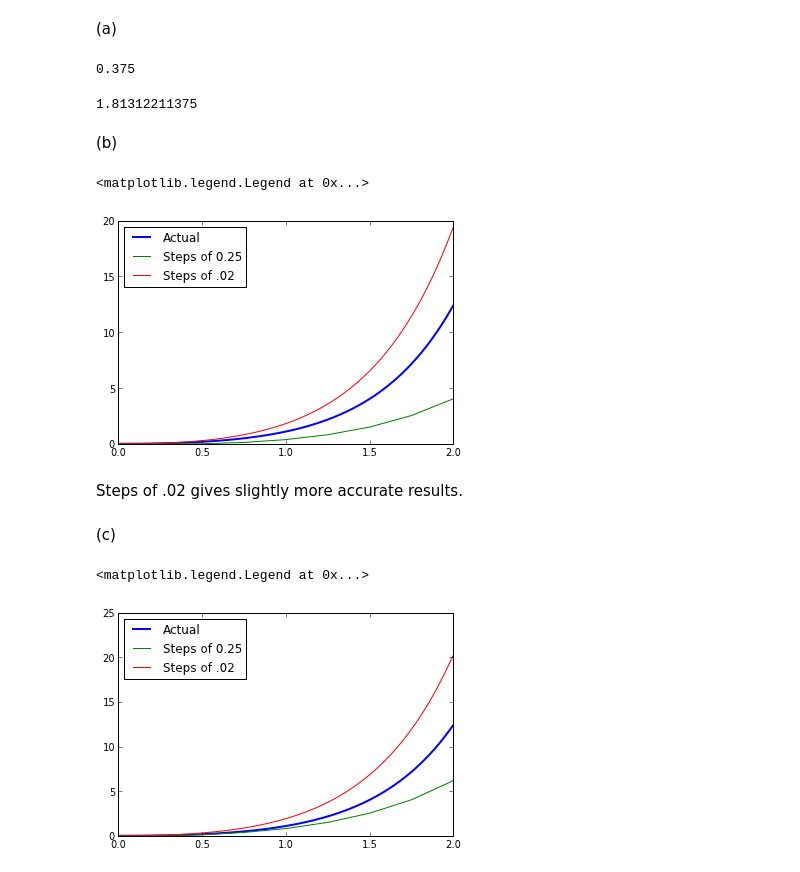
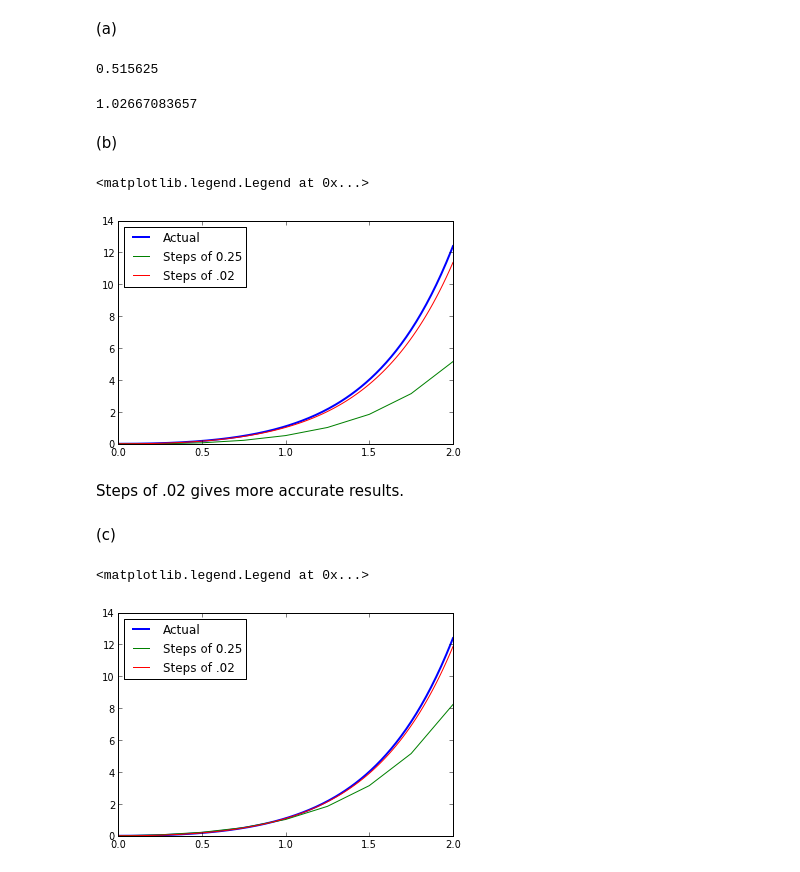
Before and after one commit to jdfreder/MCG, a Jupyter notebook: Week7/ODE-Ex6.ipynb, the cells around one changed output. Saved outputs shown, nothing was run; the diff lists cells and outputs as text; code cells hidden in the pictures.

```diff
--- a/Week7/ODE-Ex6.ipynb
+++ b/Week7/ODE-Ex6.ipynb
@@ -21,47 +21,35 @@ Exercise 1:
 -
 # %% [markdown]
 (a)
-# %%
-x=2
-n=x/.25
-dydx=zeros(n+1,float)
-d2ydx2=zeros(n+1,float)
-#d2ydx2=2+2*dydx
-y=zeros(n+1,float)
-for i in range(int(n)):
-    d2ydx2[i+1]=2+2*dydx[i]
-    dydx[i+1]=dydx[i]+d2ydx2[i]*x/n
-    y[i+1]=y[i]+dydx[i]*x/n
-print y[4]
-# %% [output]
-0.375
-# %%
-x=2
-Pn=x/.02
-Pdydx=zeros(Pn+1,float)
-Pd2ydx2=zeros(Pn+1,float)
-Py=zeros(Pn+1,float)
-for i in range(int(Pn)):
-    Pd2ydx2[i+1]=2+2*Pdydx[i]
-    Pdydx[i+1]=Pdydx[i]+Pd2ydx2[i]*x/Pn
-    Py[i+1]=Py[i]+Pdydx[i]*x/Pn
-print Py[50]
-# %% [output]
-1.81312211375
+# %%
+x1=arange(0,2.25,.25)
+#y[i+1]=y[i]+(x[i]+2*y[i])*x/n
+y=zeros(x1.shape,float)
+for i in range(len(x1)-1):
+    y[i+1]=y[i]+(x1[i]+2*y[i])*(x1[i+1]-x1[i])
+print y[4]
+# %% [output]
+0.515625
+# %%
+Px=arange(0,2.02,.02)
+Py=zeros(Px.shape,float)
+for i in range(len(Px)-1):
+    Py[i+1]=Py[i]+(Px[i]+2*Py[i])*(Px[i+1]-Px[i])
+print Py[50]
+# %% [output]
+1.02667083657
 # %% [markdown]
 (b)
 # %%
 x=arange(0,2.01,.01)
-x1=arange(0,2.25,.25)
-x2=arange(0,2.02,.02)
 plot(x,.25*e**(2*x)-.5*x-.25,label='Actual',lw=2)
 plot(x1,y,label='Steps of 0.25')
-plot(x2,Py,label='Steps of .02')
+plot(Px,Py,label='Steps of .02')
 legend(loc='upper left')
 # %% [output]
 <matplotlib.legend.Legend at 0x...>
-[figure, old version]
+[figure, new version]
 # %% [markdown]
-Steps of .02 gives slightly more accurate results.
+Steps of .02 gives more accurate results.
 # %% [markdown]
 (c)
@@ -89,12 +67,10 @@ for i in range(int(Pn)):
 # %%
 x=arange(0,2.01,.01)
-x1=arange(0,2.25,.25)
-x2=arange(0,2.02,.02)
 plot(x,.25*e**(2*x)-.5*x-.25,label='Actual',lw=2)
 plot(x1,y,label='Steps of 0.25')
-plot(x2,Py,label='Steps of .02')
+plot(Px,Py,label='Steps of .02')
 legend(loc='upper left')
 # %% [output]
 <matplotlib.legend.Legend at 0x...>
-[figure, old version]
+[figure, new version]
 # %%
```
Also changed, not shown: parts of 12 cells of this notebook, 1 other file.
